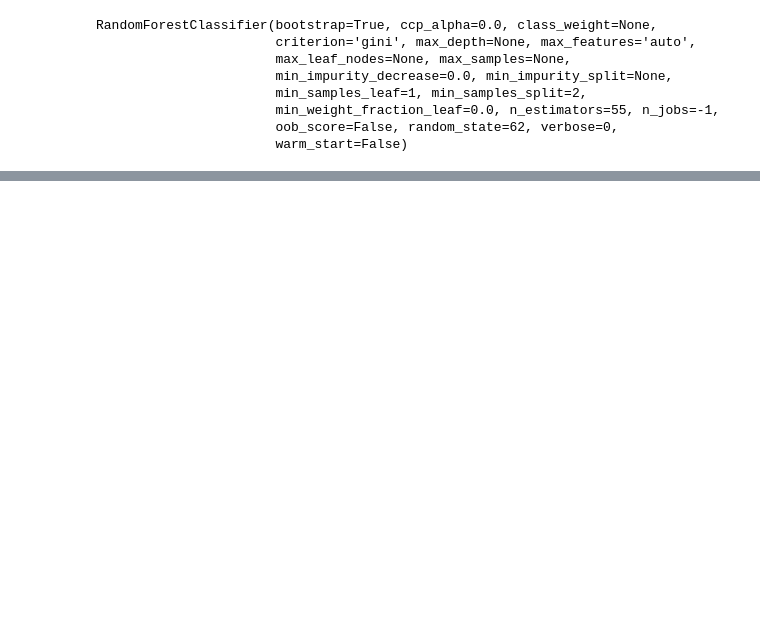
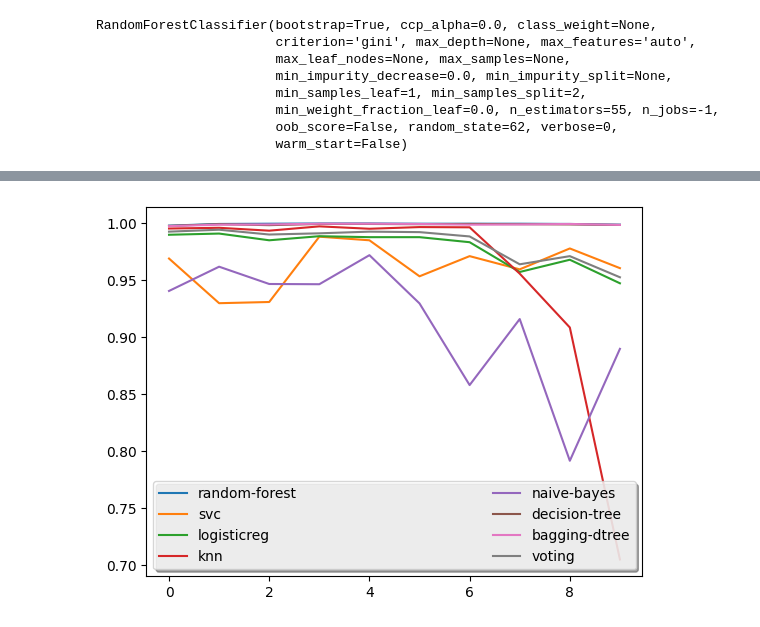
Before and after one commit to msiampou/spam-url-detection, a Jupyter notebook: Spam_Page_Detection.ipynb, the cells around one changed output, grey strips where cells are left out. Drawn from its saved outputs; the diff is of its cells as text; code cells hidden in the pictures; blank space fills up the shorter version.

```diff
--- a/Spam_Page_Detection.ipynb
+++ b/Spam_Page_Detection.ipynb
@@ -592,7 +612,7 @@ from sklearn.preprocessing import LabelEncoder
 
 # Remove extra features
 y_ = LabelEncoder().fit_transform(X_['label'])
-X_ = X_[['domainlength', 'domain_token_count', 'avgdomaintokenlen', 'Entropy_Domain', 'NumberofDotsinURL', 'URLQueries_variable', 'ArgUrlRatio', 'delimeter_path', 'SymbolCount_URL', 'SymbolCount_FileName', 'CharacterContinuityRate', 'NumberRate_Extension', 'Entropy_Extension', 'NumberRate_AfterPath']]
+X_ = X_[['domainlength', 'domain_token_count', 'avgdomaintokenlen', 'Entropy_Domain', 'NumberofDotsinURL', 'URLQueries_variable', 'ArgUrlRatio', 'delimeter_path', 'SymbolCount_URL', 'SymbolCount_FileName', 'CharacterContinuityRate', 'NumberRate_Extension', 'Entropy_Extension', 'NumberRate_AfterPath', 'NumberRate_URL', 'NumberRate_FileName']]
 
-X_.shape
+X_.head(10)
 # %% [output]
@@ -615,7 +621,7 @@ X_.head(10)
 from sklearn.ensemble import RandomForestClassifier
 from sklearn.metrics import (brier_score_loss, precision_score, recall_score, f1_score, accuracy_score)
 
-X = X[['domainlength', 'domain_token_count', 'avgdomaintokenlen', 'Entropy_Domain', 'NumberofDotsinURL', 'URLQueries_variable', 'ArgUrlRatio', 'delimeter_path', 'SymbolCount_URL', 'SymbolCount_FileName', 'CharacterContinuityRate', 'NumberRate_Extension', 'Entropy_Extension', 'NumberRate_AfterPath']]
+X = X[['domainlength', 'domain_token_count', 'avgdomaintokenlen', 'Entropy_Domain', 'NumberofDotsinURL', 'URLQueries_variable', 'ArgUrlRatio', 'delimeter_path', 'SymbolCount_URL', 'SymbolCount_FileName', 'CharacterContinuityRate', 'NumberRate_Extension', 'Entropy_Extension', 'NumberRate_AfterPath', 'NumberRate_URL', 'NumberRate_FileName']]
 
-X.shape
+X_.head(10)
 # %% [output]
@@ -660,0 +641,14 @@ print("\tF1: %1.3f\n" % f1_score(y_, y_pred))
+# %%
+from sklearn.model_selection import cross_validate
+from sklearn.metrics import recall_score
+
+classifiers = ['random-forest', 'svc', 'logisticreg', 'knn', 'naive-bayes', 'decision-tree', 'bagging-dtree', 'voting']
+scoring = ['f1_macro', 'accuracy', 'precision_macro']
+
+scores = {}
+for clf in classifiers:
+  model = get_model(clf)
+  scores[clf] = cross_validate(model, X_, y_, scoring=scoring,cv=10)
+  sorted(scores[clf].keys())
+
+scores
@@ -660,0 +673,8 @@ print("\tF1: %1.3f\n" % f1_score(y_, y_pred))
+# %%
+from statistics import mean
+
+f1_scores = {}
+for x in classifiers:
+  f1_scores[x] = (scores[x].get('test_accuracy'))
+
+f1_scores
@@ -660,0 +698,12 @@ print("\tF1: %1.3f\n" % f1_score(y_, y_pred))
+# %%
+t1 = np.arange(1, 11, 1)
+for model in f1_scores:
+  plt.plot(f1_scores[model], label=model)
+
+
+leg = plt.legend(loc='best', ncol=2, mode="expand", shadow=True, fancybox=True)
+leg.get_frame().set_alpha(0.8)
+
+plt.show()
+# %% [output]
+[figure, added]
```
Also changed, not shown: parts of 36 cells of this notebook.
